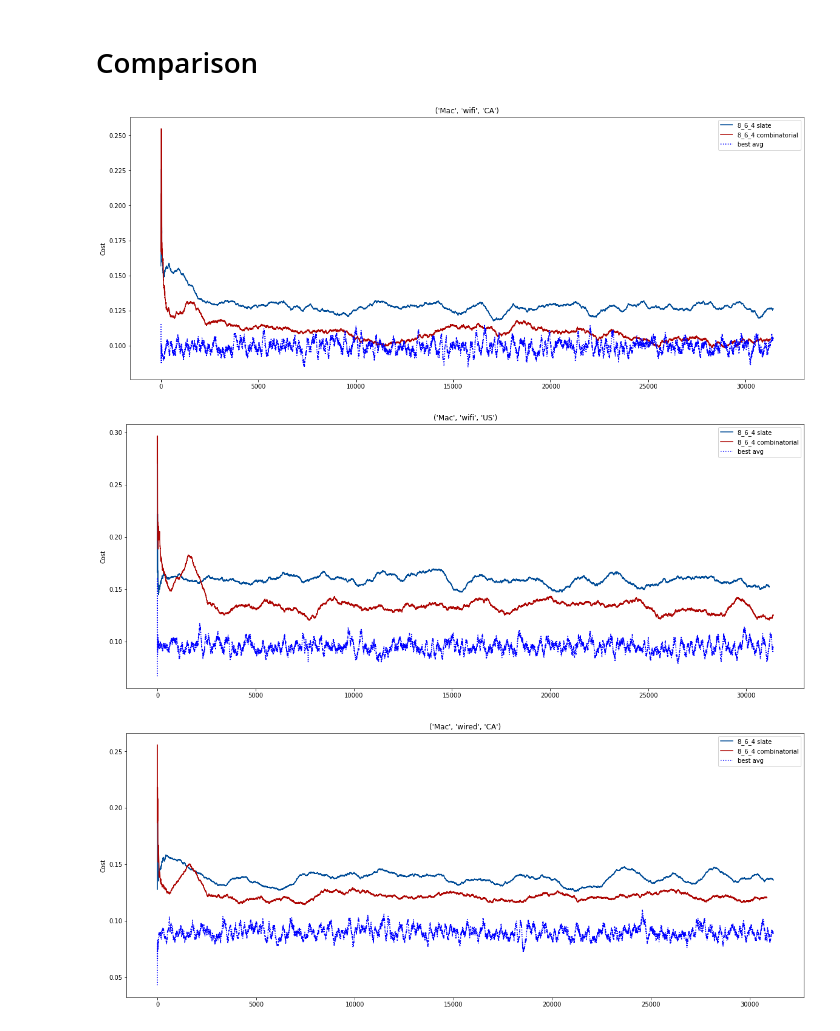
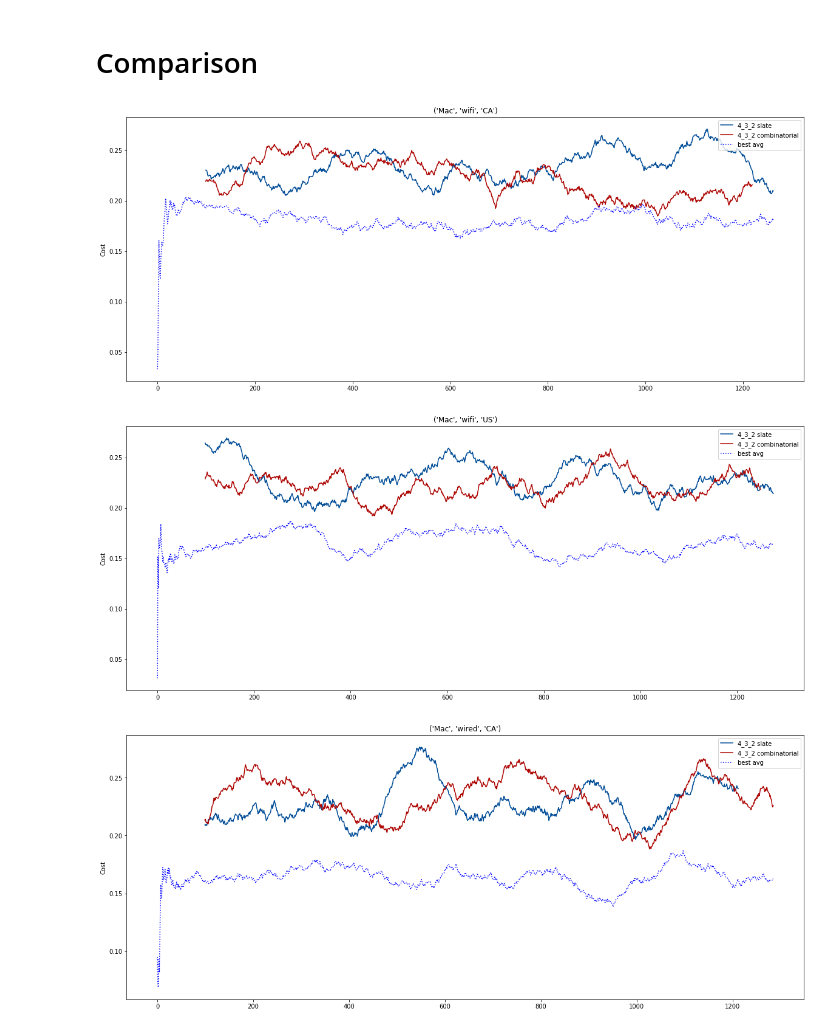
Before and after one commit to VowpalWabbit/slates-experiments, a Jupyter notebook: notebook/slates_sim.ipynb, the cells around one changed output. Saved outputs shown, nothing was run; the diff lists cells and outputs as text; code cells hidden in the pictures.

```diff
--- a/notebook/slates_sim.ipynb
+++ b/notebook/slates_sim.ipynb
@@ -9,11 +9,11 @@ import slates
 def setup_outcomes():
     return {('Mac', 'wifi', 'CA'): [], ('Mac', 'wifi', 'US'): [], ('Mac', 'wired', 'CA'): [], ('Mac', 'wired', 'US'): [], ('Windows', 'wifi', 'CA'): [], ('Windows', 'wifi', 'US'): [], ('Windows', 'wired', 'CA'): [], ('Windows', 'wired', 'US'): []}
 # %%
-GROUND_TRUTH_DATASET = "data/less_random_only_reverse/df_all_8_6_4_50runs.csv"
+GROUND_TRUTH_DATASET = "data/df_all_4_3_2_100runs.csv"
 TEST_DATASETS = {
 #     "20_15_10" : "data/gen/df_all_20_15_10_5runs.csv",
-    "8_6_4" : "data/less_random_only_reverse/df_all_8_6_4_5runs.csv"
-#     "4_3_2" : "data/df_all_4_3_2_5runs_v1.csv"
+#     "20_15_10" : "data/df_all_20_15_10_5runs.csv"
+    "4_3_2" : "data/df_all_4_3_2_50runs.csv"
 }
 # %%
 test_configs = {}
@@ -29,7 +29,6 @@ for name in TEST_DATASETS:
     test_configs[name]["y_actions"] = ["y="+str(a) for a in test_configs[name]["y"]]
     test_configs[name]["z_actions"] = ["z="+str(a) for a in test_configs[name]["z"]]
 
-#     all_string_actions, all_actions = slates.combine_float_actions(test_configs[name]["x"],test_configs[name]["y"],test_configs[name]["z"])
-    all_string_actions, all_actions = slates.combine_float_actions_categorical(test_configs[name]["x"],test_configs[name]["y"],test_configs[name]["z"])
+    all_string_actions, all_actions = slates.combine_float_actions(test_configs[name]["x"],test_configs[name]["y"],test_configs[name]["z"])
     test_configs[name]["all_string_actions"] = all_string_actions
     test_configs[name]["all_actions"] = all_actions
@@ -167,28 +165,25 @@ for name in test_configs:
     test_configs[name]["cb_y_outcomes"] = setup_outcomes()
     test_configs[name]["cb_z_outcomes"] = setup_outcomes()
 
-    cb_model = pyvw.vw("--cb_explore_adf --power_t 0 -l 0.005 --quiet --epsilon 0.2 -q UA")
+    cb_model = pyvw.vw("--cb_explore_adf --cb_type ips --power_t 0 -l 0.005 --quiet --epsilon 0.2 -q :: --interactions UUU AAA UUA AAU UUUA UUUAA UUUAAA")
+
 
     df = test_configs[name]["data"]
     rewards = test_configs[name]["rewards"]
-    for _ in range(250000):
+    for _ in range(10000):
         choice = np.random.choice(len(df))
         current_row = df.iloc[choice]
         platform = current_row["platform"]
         country = current_row["country"]
         network = current_row["network"]
 
-        shared_context = "platform={},region={},connection={}".format(platform, country, network)
+        shared_context = "platform={} region={} connection={}".format(platform, country, network)
         examples = slates.create_cb_example(cb_model, shared_context, test_configs[name]["all_string_actions"])
         pred = cb_model.predict(examples, prediction_type=pyvw.pylibvw.vw.pACTION_SCORES)
         cb_model.finish_example(examples)
 
-
-
-        # Normalize and sample
-        pred_sum = sum(pred)
-        pred = [float(i)/pred_sum for i in pred]
-        chosen_action_index = np.random.choice(len(pred), p=pred)
+        # Sample
+        chosen_action_index = np.random.choice(len(pred), p=slates.normalize(pred))
         chosen_action = test_configs[name]["all_actions"][chosen_action_index]
         chosen_pred = pred[chosen_action_index]
 
@@ -205,9 +200,11 @@ for name in test_configs:
         cost = np.random.choice(possible_rewards)
         test_configs[name]["cb_outcomes"][(platform,network,country)].append(cost)
 
-        test_configs[name]["cb_x_outcomes"][(platform,network,country)].append(chosen_action[0])
-        test_configs[name]["cb_y_outcomes"][(platform,network,country)].append(chosen_action[1])
-        test_configs[name]["cb_z_outcomes"][(platform,network,country)].append(chosen_action[2])
+        # Only save the outcome for plotting if it was exploit
+        if chosen_action_index == 0:
+            test_configs[name]["cb_x_outcomes"][(platform,network,country)].append(chosen_action[0])
+            test_configs[name]["cb_y_outcomes"][(platform,network,country)].append(chosen_action[1])
+            test_configs[name]["cb_z_outcomes"][(platform,network,country)].append(chosen_action[2])
 
         examples = slates.create_cb_example(cb_model, shared_context, test_configs[name]["all_string_actions"], outcome=(chosen_action_index, cost, chosen_pred))
         cb_model.learn(examples)
@@ -217,25 +214,25 @@ for name in test_configs:
 # %%
 contexts = sorted(list(test_configs[next(iter(test_configs))]["outcomes"].keys()))
 
 slate_colors = ['#004c97','#000097','#009797']
 cb_colors = ['#ad0603', '#ad5b03', '#ad0355']
 
 for context in contexts:
     plt.figure(figsize=(20, 8))
     number_of_samples = max(len(test_configs[name]["outcomes"][context]), len(test_configs[name]["cb_outcomes"][context]))
     for i, name in enumerate(test_configs):
-        plt.plot(pd.Series(test_configs[name]["outcomes"][context]).rolling(1000, min_periods=0).mean(), color=slate_colors[i], label="{} slate".format(name))
-        plt.plot(pd.Series(test_configs[name]["cb_outcomes"][context]).rolling(1000, min_periods=0).mean(), color=cb_colors[i], label="{} combinatorial".format(name))
+        plt.plot(pd.Series(test_configs[name]["outcomes"][context]).rolling(100, min_periods=0).mean(), color=slate_colors[i], label="{} slate".format(name))
+        plt.plot(pd.Series(test_configs[name]["cb_outcomes"][context]).rolling(100, min_periods=0).mean(), color=cb_colors[i], label="{} combinatorial".format(name))
 
     plt.ylabel("Cost")
     # Plot optimal policy by sampling optimal policy number_of_samples times
     optimal_policy_results = [optimal_policy_sample(context, min_actions[context]) for i in range(number_of_samples)]
     plt.plot(pd.Series(optimal_policy_results).rolling(120, min_periods=0).mean(), color='b', linestyle=':', label="best avg")
 
     plt.title("{}".format(context))
     plt.legend(loc="upper right")
     plt.show()
 # %% [output]
-[figure, old version]
+[figure, new version]
-[figure, old version]
+[figure, new version]
-[figure, old version]
+[figure, new version]
```
Also changed, not shown: parts of 5 cells of this notebook, 3 other files.
